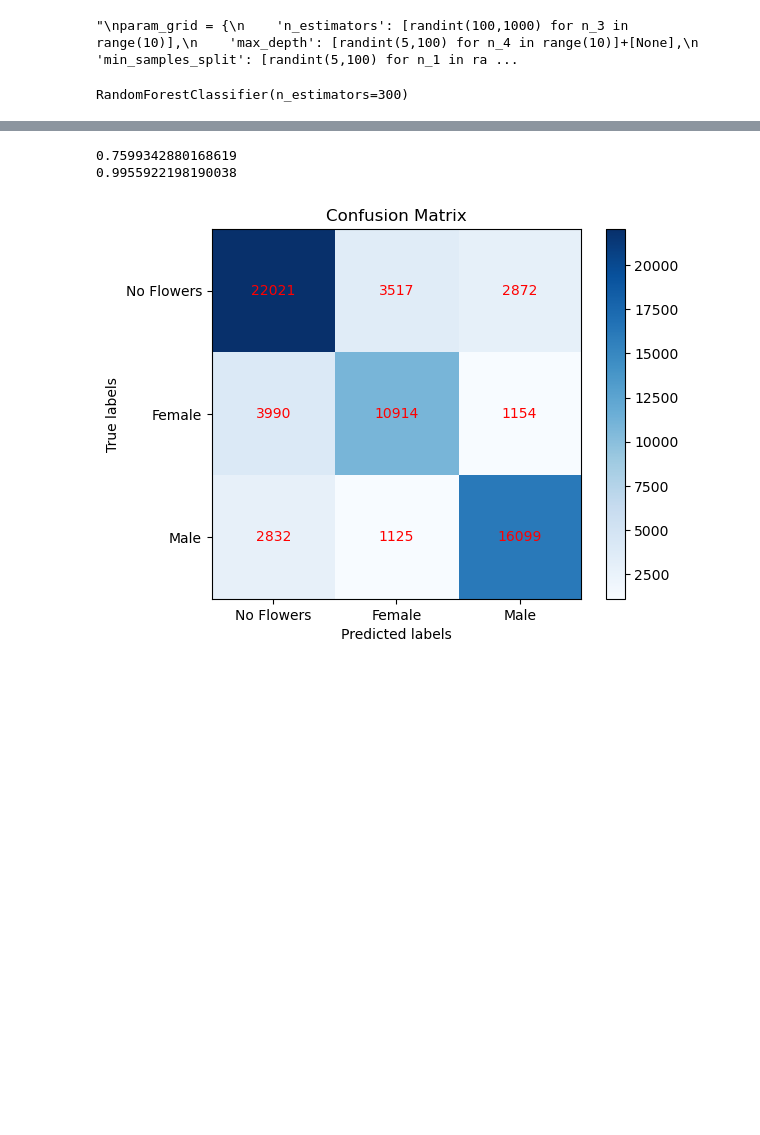
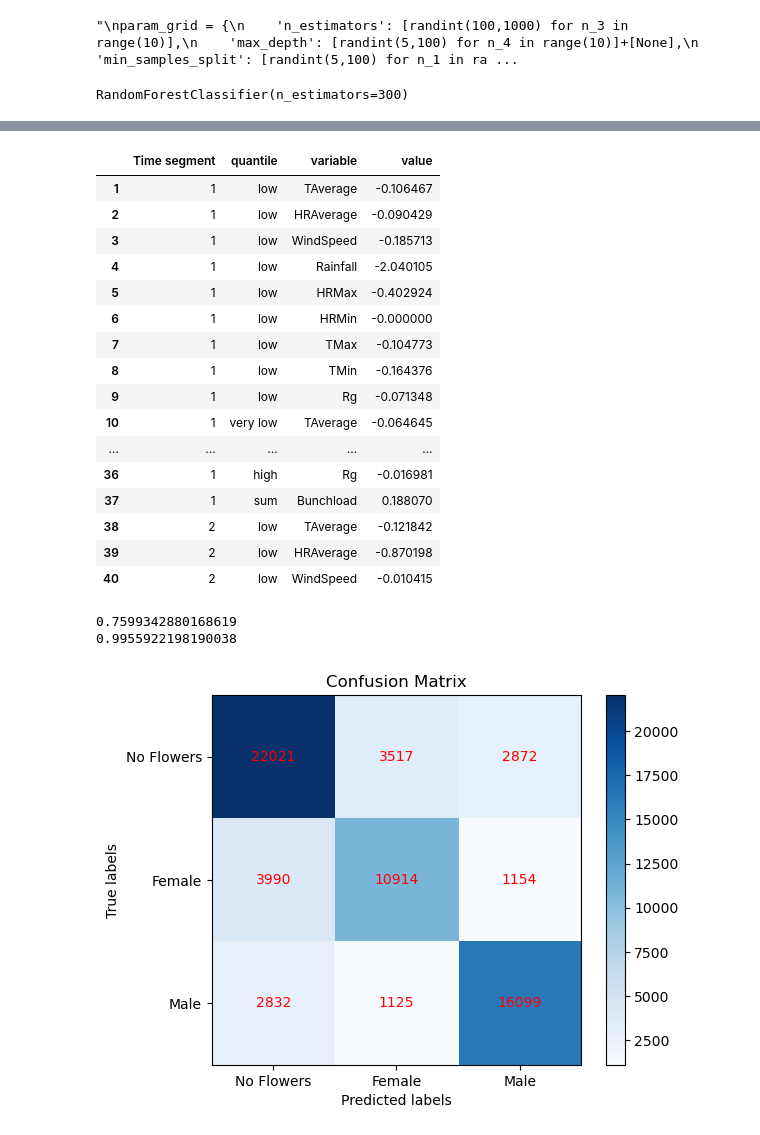
Before and after one commit to Ilex00para/PalmProject, a Jupyter notebook: RandomForest/RandomForest_extremeEvents&BunchLoad.ipynb, the cells around one changed output, grey strips where cells are left out. Cells and saved outputs as stored; diff of their text form; code cells hidden in the pictures; blank space fills up the shorter version.

```diff
--- a/RandomForest/RandomForest_extremeEvents&BunchLoad.ipynb
+++ b/RandomForest/RandomForest_extremeEvents&BunchLoad.ipynb
@@ -479,3 +501,50 @@ RandomForestClassifier(n_estimators=300)
+# %%
+import numpy as np
+import matplotlib.pyplot as plt
+
+# Assuming all_importance is already a numpy array with shape (7, 4, 9)
+# Reshaping all_importance if needed
+all_importance_2 = all_importance[::37].reshape(7, 1)
+indices_to_remove = np.arange(0, len(all_importance), 37)
+all_importance_1 = -np.delete(all_importance, indices_to_remove).reshape(7,4,9)
+
+df = pd.DataFrame(columns=['Time segment','quantile', 'variable', 'value'], index=[0])
+
+# Looping through the categories and features
+for t in range(7):
+    for i, name in enumerate(['low', 'very low', 'high very', 'high']):
+        for feature_index, feature_name in enumerate({'TMin', 'TMax', 'TAverage',
+                        'HRMin', 'HRMax', 'HRAverage',
+                        'WindSpeed','Rainfall','Rg'}):
+            df = pd.concat([df,pd.DataFrame({'Time segment':t+1,'quantile':name,'variable':feature_name,'value':all_importance_1[t, i, feature_index]},index=[0])], axis=0, ignore_index=True)
+    df = pd.concat([df,pd.DataFrame({'Time segment':t+1,'quantile':'sum','variable':'Bunchload','value':all_importance[t]},index=[0])], axis=0, ignore_index=True)
+        # plt.plot()
+        # plt.title(f'{name}  {feature_name}')
+        # plt.ylim(0,all_importance.max())
+        # plt.xlabel('Some X-axis Label')  # Adjust if necessary
+        # plt.ylabel('Importance')         # Adjust if necessary
+        # plt.show()
+df = df.loc[1:]
+df.to_csv('FeatureImportanceRandomForest_Bunchload.csv', index=False)
+df.head(40)
+# %% [output]
+|  | Time segment | quantile | variable | value |
+| 1 | 1 | low | TAverage | -0.106467 |
+| 2 | 1 | low | HRAverage | -0.090429 |
+| 3 | 1 | low | WindSpeed | -0.185713 |
+| 4 | 1 | low | Rainfall | -2.040105 |
+| 5 | 1 | low | HRMax | -0.402924 |
+| 6 | 1 | low | HRMin | -0.000000 |
+| 7 | 1 | low | TMax | -0.104773 |
+| 8 | 1 | low | TMin | -0.164376 |
+| 9 | 1 | low | Rg | -0.071348 |
+| 10 | 1 | very low | TAverage | -0.064645 |
+| ... | ... | ... | ... | ... |
+| 36 | 1 | high | Rg | -0.016981 |
+| 37 | 1 | sum | Bunchload | 0.188070 |
+| 38 | 2 | low | TAverage | -0.121842 |
+| 39 | 2 | low | HRAverage | -0.870198 |
+| 40 | 2 | low | WindSpeed | -0.010415 |
 # %%
 predict = rfc.predict(x_test_adapted)
 print(rfc.score(x_test_adapted,y_test_adapted))
```
Also changed, not shown: parts of 5 cells of this notebook.
